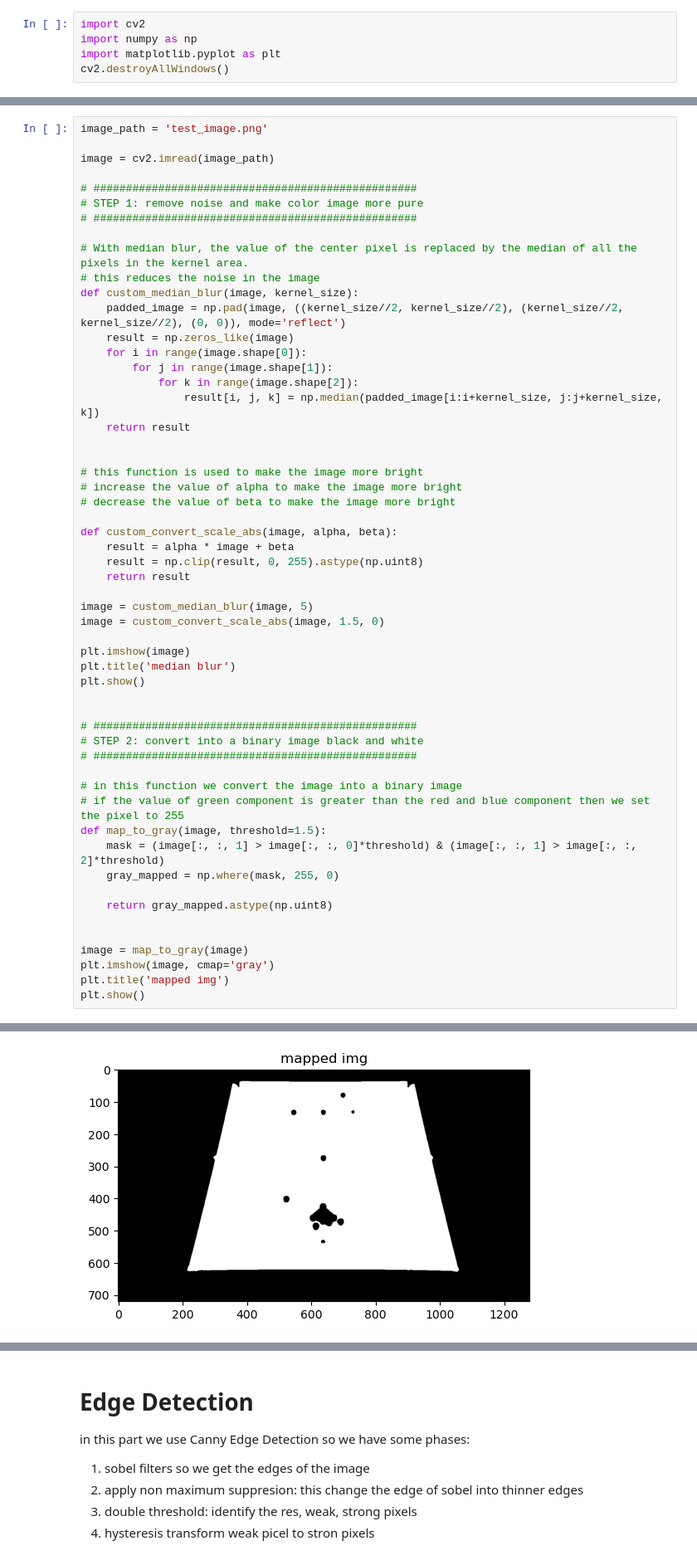
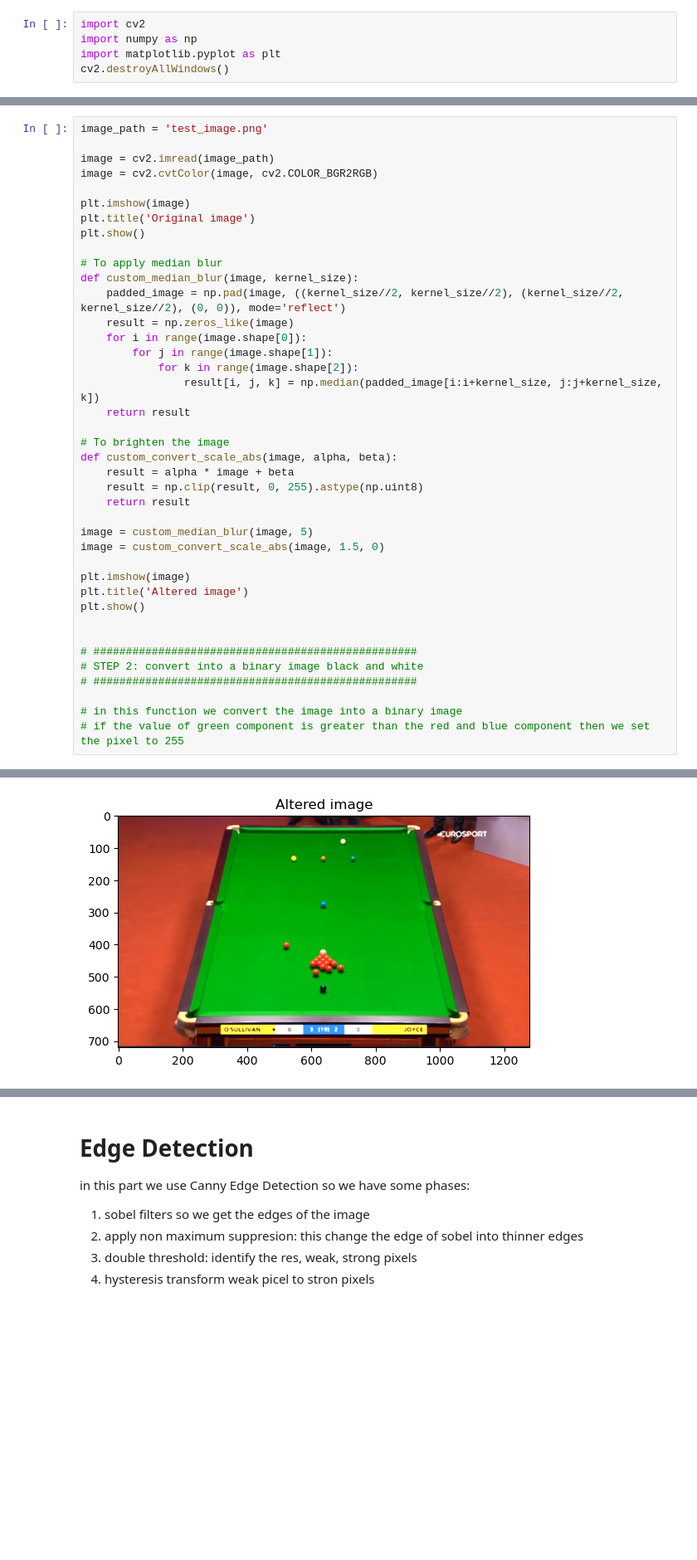
Before and after one commit to SamuelCorecco/Computer_Vision_Project, a Jupyter notebook: Task2.ipynb, the cells around one changed output, grey strips where cells are left out. Shown at 83% size. Drawn from its saved outputs; the diff is of its cells as text; blank space fills up the shorter version.

Commit message:
Scrittura report, parte 1
Ho scritto:
-Image alteration
-Black and white mapping
-Calculation of intersection points
-Perspective matrix
-Filter for white pixels
-Find ball positions

```diff
--- a/Task2.ipynb
+++ b/Task2.ipynb
@@ -12,13 +14,13 @@ in this part we will take the image and modify it more precisely by performing t
 image_path = 'test_image.png'
 
 image = cv2.imread(image_path)
+image = cv2.cvtColor(image, cv2.COLOR_BGR2RGB)
 
-# ##################################################
-# STEP 1: remove noise and make color image more pure
-# ##################################################
+plt.imshow(image)
+plt.title('Original image')
+plt.show()
 
-# With median blur, the value of the center pixel is replaced by the median of all the pixels in the kernel area.
-# this reduces the noise in the image
+# To apply median blur
 def custom_median_blur(image, kernel_size):
     padded_image = np.pad(image, ((kernel_size//2, kernel_size//2), (kernel_size//2, kernel_size//2), (0, 0)), mode='reflect')
     result = np.zeros_like(image)
@@ -28,11 +30,7 @@ def custom_median_blur(image, kernel_size):
                 result[i, j, k] = np.median(padded_image[i:i+kernel_size, j:j+kernel_size, k])
     return result
 
-
-# this function is used to make the image more bright
-# increase the value of alpha to make the image more bright
-# decrease the value of beta to make the image more bright
-
+# To brighten the image
 def custom_convert_scale_abs(image, alpha, beta):
     result = alpha * image + beta
     result = np.clip(result, 0, 255).astype(np.uint8)
@@ -42,7 +40,7 @@ image = custom_median_blur(image, 5)
 image = custom_convert_scale_abs(image, 1.5, 0)
 
 plt.imshow(image)
-plt.title('median blur')
+plt.title('Altered image')
 plt.show()
 
 
@@ -52,15 +50,4 @@ plt.show()
 
 # in this function we convert the image into a binary image
 # if the value of green component is greater than the red and blue component then we set the pixel to 255
-def map_to_gray(image, threshold=1.5):
-    mask = (image[:, :, 1] > image[:, :, 0]*threshold) & (image[:, :, 1] > image[:, :, 2]*threshold)
-    gray_mapped = np.where(mask, 255, 0)
-
-    return gray_mapped.astype(np.uint8)
-
-
-image = map_to_gray(image)
-plt.imshow(image, cmap='gray')
-plt.title('mapped img')
-plt.show()
 # %% [output]
@@ -68 +55 @@ plt.show()
-[figure, old version]
+[figure, new version]
```
Also changed, not shown: parts of 18 cells of this notebook.
